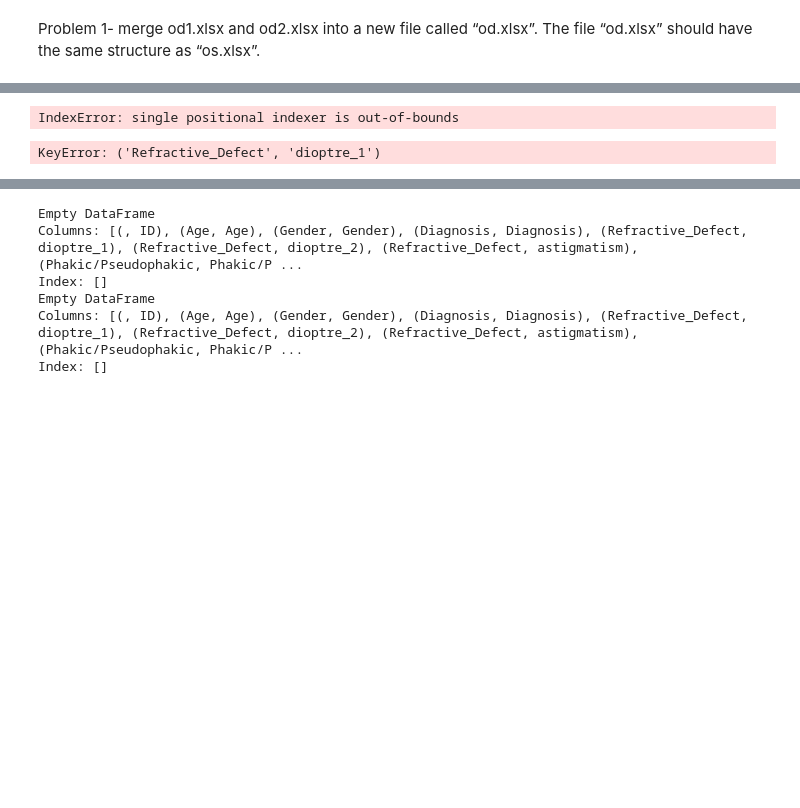
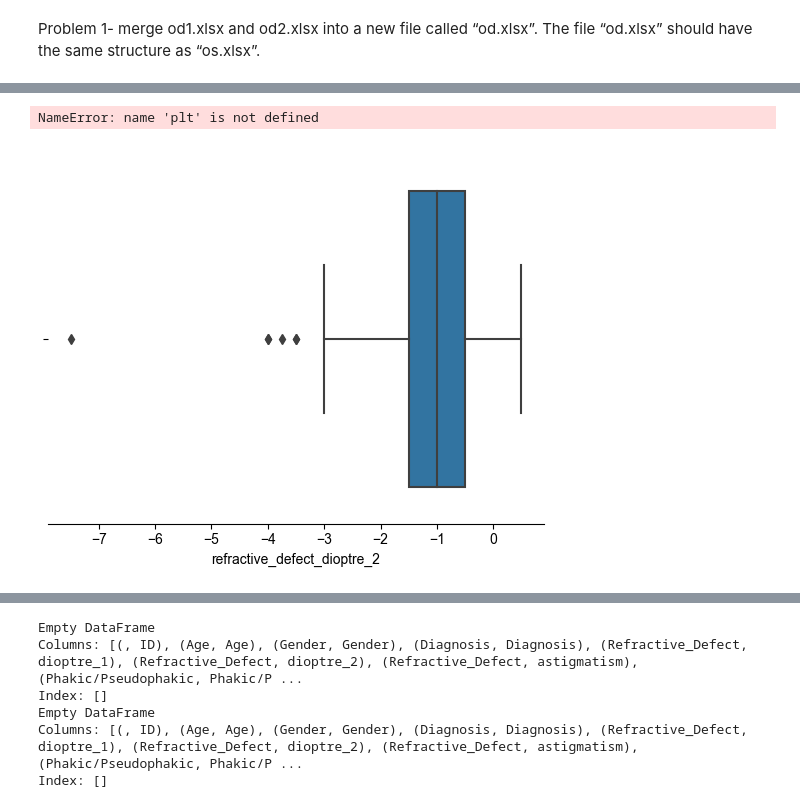
Before and after one commit to bethtaylor339/data_science, a Jupyter notebook: cw.ipynb, the cells around one changed output, grey strips where cells are left out. Saved outputs shown, nothing was run; the diff lists cells and outputs as text; code cells hidden in the pictures; blank space fills up the shorter version.

```diff
--- a/cw.ipynb
+++ b/cw.ipynb
@@ -274,19 +238,31 @@ Name: phakic/pseudophakic, Length: 244, dtype: float64
+# %%
+#OD--- removing outliers
+od_clean = od_clean.drop(od_clean[od_clean['refractive_defect_dioptre_2'] == -200].index)
+sns.boxplot(x=od_clean['refractive_defect_dioptre_2'])
+sns.set_style("whitegrid")
+sns.despine(left=True)
+plt.title('OD (outlier removed)')
+plt.show()
+# %% [output]
+NameError: name 'plt' is not defined
+[figure, added]
 # %%
-columns_to_fill = {
+#Filling Na's
+ columns_to_fill = {
     'refractive_defect_dioptre_1': {'fill_method': 'mean', 'round_to': 0.25},
     'refractive_defect_dioptre_2': {'fill_method': 'mean', 'round_to': 0.25},
     'refractive_defect_astigmatism': {'fill_method': 'mean', 'round_to': 1},
     'phakic/pseudophakic': {'fill_method': 'mode', 'round_to': None},
-    'iop_pneumatic': {'fill_method': 'mean', 'round_to': 0},
-    'iop_perkins': {'fill_method': 'mean', 'round_to': 0},
-    'pachymetry': {'fill_method': 'mean', 'round_to': 0},
+    'iop_pneumatic': {'fill_method': 'mean', 'round_to': 1},
+    'iop_perkins': {'fill_method': 'mean', 'round_to': 1},
+    'pachymetry': {'fill_method': 'mean', 'round_to': 1},
     'axial_length': {'fill_method': 'constant', 'fill_value': 26, 'round_to': None},
     'vf_md': {'fill_method': 'mean', 'round_to': 0.01}
 }
-
+#OD---
 for col_name, col_info in columns_to_fill.items():
     if col_info['fill_method'] == 'mean':
-        mean_val = round(od_clean[col_name].mean() / col_info['round_to']) * col_info['round_to']
+        mean_val = round(od_clean[col_name].mean()/col_info['round_to'])*col_info['round_to']
         od_clean[col_name].fillna(mean_val, inplace=True)
     elif col_info['fill_method'] == 'mode':
         mode_val = od_clean[col_name].mode().iloc[0]
@@ -295,46 +271,15 @@ for col_name, col_info in columns_to_fill.items():
         od_clean[col_name].fillna(col_info['fill_value'], inplace=True)
     if col_info['round_to'] is not None:
         od_clean[col_name] = round(od_clean[col_name] / col_info['round_to']) * col_info['round_to']
-
-od_clean.to_excel("od_clean.xlsx")
+#OS---
+for col_name, col_info in columns_to_fill.items():
+    if col_info['fill_method'] == 'mean':
+        mean_val = round(os_clean[col_name].mean()/col_info['round_to'])*col_info['round_to']
+        os_clean[col_name].fillna(mean_val, inplace=True)
+    elif col_info['fill_method'] == 'mode':
+        mode_val = os_clean[col_name].mode().iloc[0]
+        os_clean[col_name].fillna(mode_val, inplace=True)
+    elif col_info['fill_method'] == 'constant':
+        os_clean[col_name].fillna(col_info['fill_value'], inplace=True)
+    if col_info['round_to'] is not None:
+        os_clean[col_name] = round(os_clean[col_name] / col_info['round_to']) * col_info
-# %% [output]
-IndexError: single positional indexer is out-of-bounds
-# %%
-#Filling Na's, some with rounded means, some with 0
-mean_dio1 = od_clean['Refractive_Defect','dioptre_1'].mean()
-round_dio1 = round(mean_dio1 / 0.25) * 0.25
-od_clean['Refractive_Defect', 'dioptre_1'] = od_clean['Refractive_Defect', 'dioptre_1'].fillna(round_dio1)
-
-mean_dio2 = od_clean['Refractive_Defect','dioptre_2'].mean()
-round_dio2 = round(mean_dio2 / 0.25) * 0.25
-od_clean['Refractive_Defect', 'dioptre_2'] = od_clean['Refractive_Defect', 'dioptre_2'].fillna(round_dio2)
-
-mean_ast = od_clean['Refractive_Defect','astigmatism'].mean()
-round_ast = round(mean_ast)
-od_clean['Refractive_Defect', 'astigmatism'] = od_clean['Refractive_Defect', 'astigmatism'].fillna(round_ast)
-
-mode_pp = str(od_clean[('Phakic/Pseudophakic', 'Phakic/Pseudophakic')].mode().iloc[0])
-od_clean['Phakic/Pseudophakic', 'Phakic/Pseudophakic'] = od_clean['Phakic/Pseudophakic', 'Phakic/Pseudophakic'].fillna(mode_pp)
-
-mean_pne = od_clean['IOP', 'Pneumatic'].mean()
-round_pne = round(mean_pne)
-od_clean['IOP', 'Pneumatic'] = od_clean['IOP', 'Pneumatic'].fillna(round_pne)
-
-mean_per = od_clean['IOP', 'Perkins'].mean()
-round_per = round(mean_per)
-od_clean['IOP', 'Perkins'] = od_clean['IOP', 'Perkins'].fillna(round_per)
-
-mean_pach = od_clean['Pachymetry', 'Pachymetry'].mean()
-round_pach = round(mean_pach)
-od_clean['Pachymetry', 'Pachymetry'] = od_clean['Pachymetry', 'Pachymetry'].fillna(round_pach)
-
-
-od_clean['Axial_Length', 'Axial_Length'] = od_clean['Axial_Length', 'Axial_Length'].fillna(26)
-
-mean_vf = od_clean['VF_MD', 'VF_MD'].mean()
-round_vf = round(mean_vf/0.01)*0.01
-od_clean['VF_MD', 'VF_MD'] = od_clean['VF_MD', 'VF_MD'].fillna(round_vf)
-
-od_clean.to_excel("od_clean.xlsx")
-# %% [output]
-KeyError: ('Refractive_Defect', 'dioptre_1')
```
Also changed, not shown: parts of 26 cells of this notebook, 1 other file.
